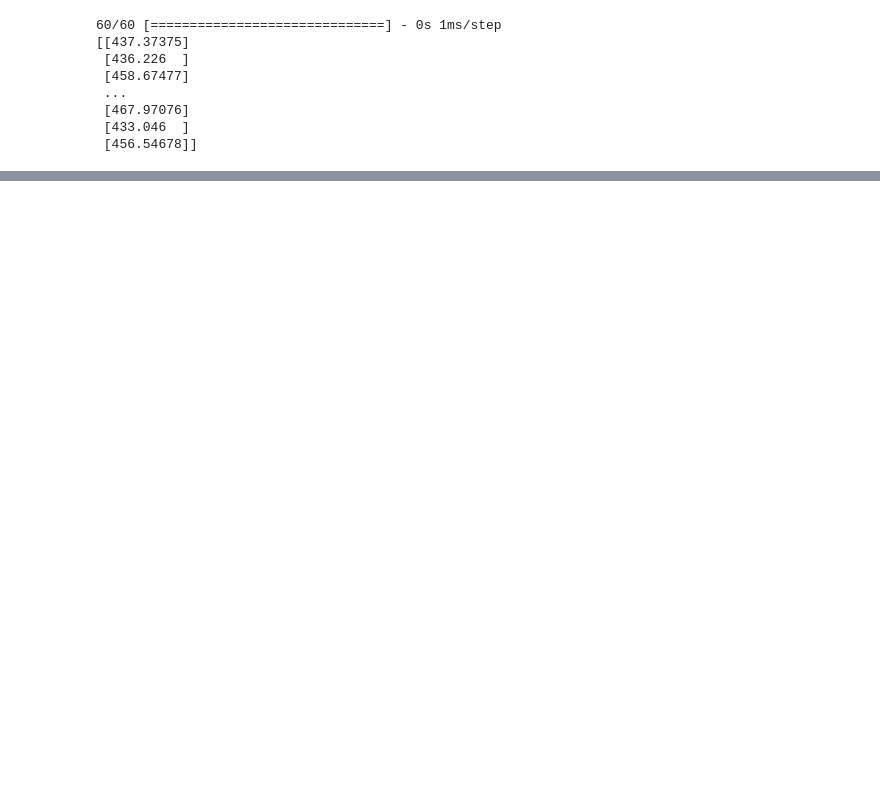
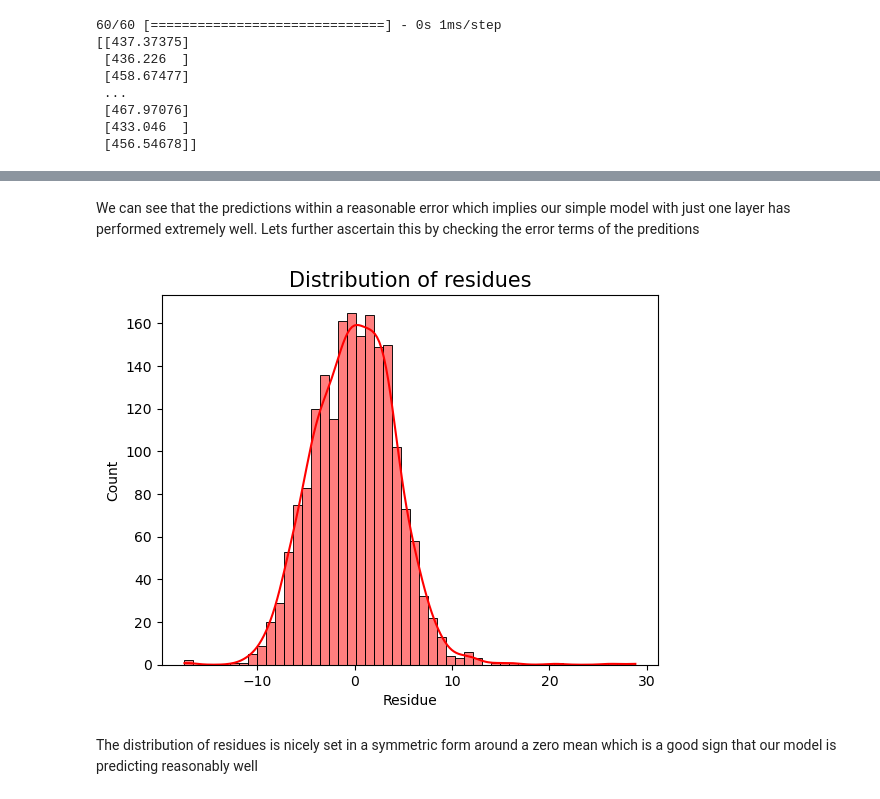
Before and after one commit to Pavan-628/Power_Plant_Energy_Prediction, a Jupyter notebook: Plant_Energy_Prediction.ipynb, the cells around one changed output, grey strips where cells are left out. Drawn from its saved outputs; the diff is of its cells as text; code cells hidden in the pictures; blank space fills up the shorter version.

```diff
--- a/Plant_Energy_Prediction.ipynb
+++ b/Plant_Energy_Prediction.ipynb
@@ -259,0 +289,13 @@ print(predictions)
+# %% [markdown]
+We can see that the predictions within a reasonable error which implies our simple model with just one layer has performed extremely well. Lets further ascertain this by checking the error terms of the preditions
+# %%
+error=predictions-y_test
+sns.histplot(error,kde=True,color="red")
+plt.xlabel("Residue")
+plt.title("Distribution of residues",fontsize=15)
+plt.ylabel('Count')
+plt.show()
+# %% [output]
+[figure, added]
+# %% [markdown]
+The distribution of residues is nicely set in a symmetric form around a zero mean which is a good sign that our model is predicting reasonably well
```
Also changed, not shown: parts of 28 cells of this notebook.
